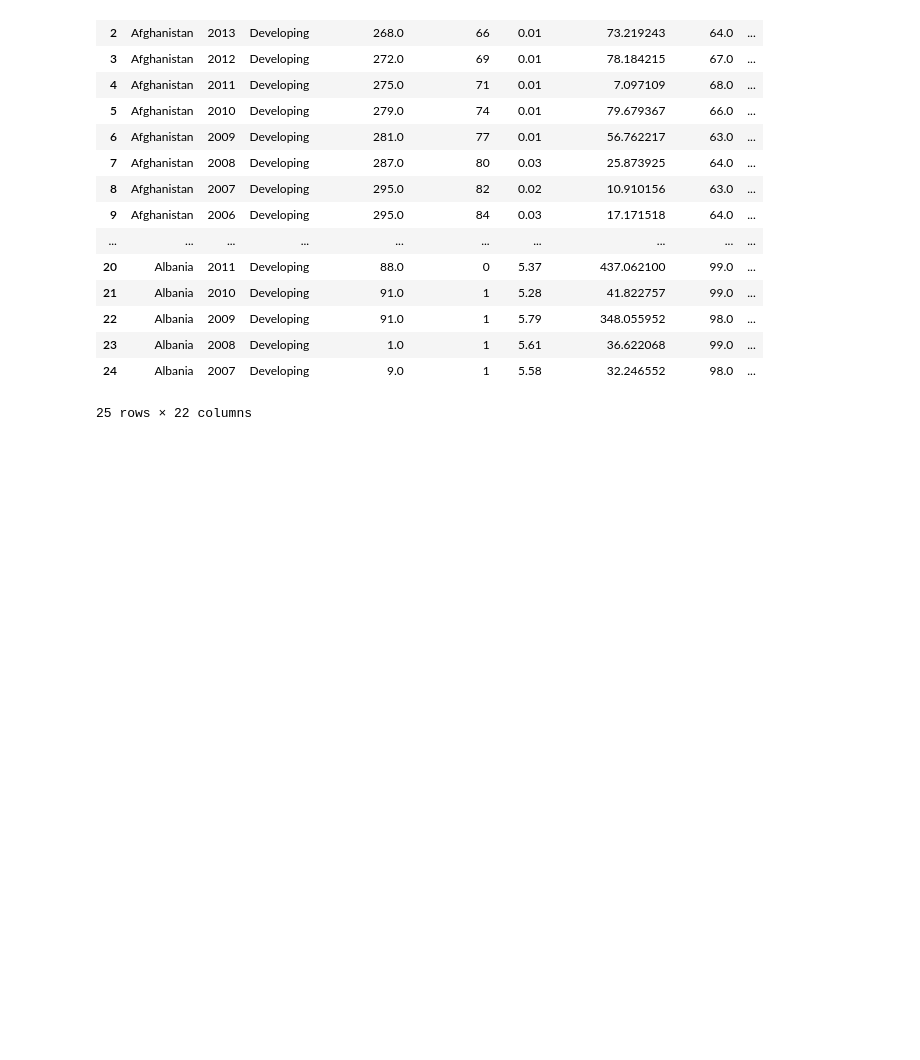
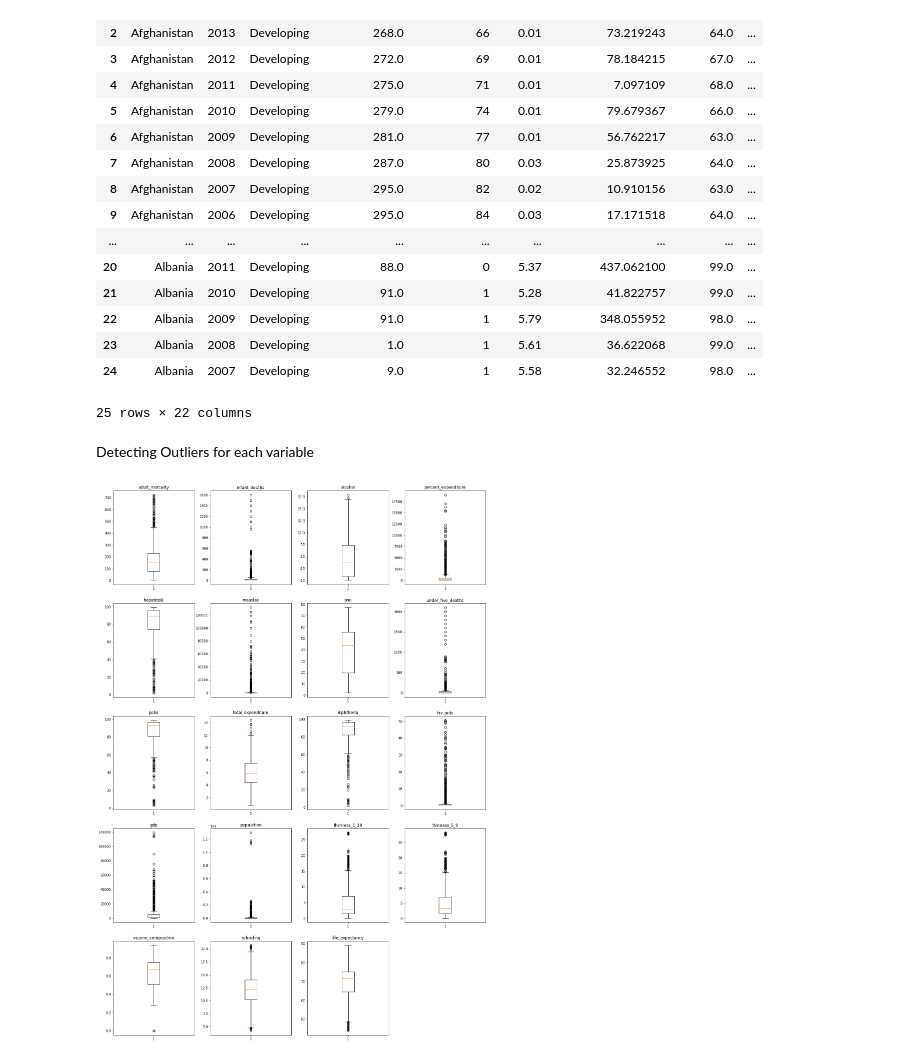
Before and after one commit to PRISLK/Mavericks_Data_Analysis, a Jupyter notebook: Life_Expectancy_Data_Analysis.ipynb, the cells around one changed output. Saved outputs shown, nothing was run; the diff lists cells and outputs as text; code cells hidden in the pictures; blank space fills up the shorter version.

```diff
--- a/Life_Expectancy_Data_Analysis.ipynb
+++ b/Life_Expectancy_Data_Analysis.ipynb
@@ -203,3 +177,23 @@ modified_data_set.head(25)
 | 23 | Albania | 2008 | Developing | 1.0 | 1 | 5.61 | 36.622068 | 99.0 | ... |
 | 24 | Albania | 2007 | Developing | 9.0 | 1 | 5.58 | 32.246552 | 98.0 | ... |
 25 rows × 22 columns
+# %% [markdown]
+Detecting Outliers for each variable
+# %%
+# Create a dictionary of columns.
+col_dict = {'adult_mortality':1,'infant_deaths':2,'alcohol':3,'percent_expenditure':4,'hepatitisB':5,
+            'measles':6, 'bmi':7,'under_five_deaths':8, 'polio':9,'total_expenditure':10, 'diphtheria':11,
+            'hiv_aids':12, 'gdp':13,'population':14,'thinness_1_19':15, 'thinness_5_9':16,
+            'income_composition':17,'schooling':18, 'life_expectancy':19}
+
+# Detect outliers in each variable using box plots.
+plt.figure(figsize=(20,30))
+
+for variable,i in col_dict.items():
+                     plt.subplot(5,4,i)
+                     plt.boxplot(modified_data_set[variable],whis=1.5)
+                     plt.title(variable)
+
+plt.show()
+# %% [output]
+[figure, added]
```
Also changed, not shown: parts of 10 cells of this notebook.
